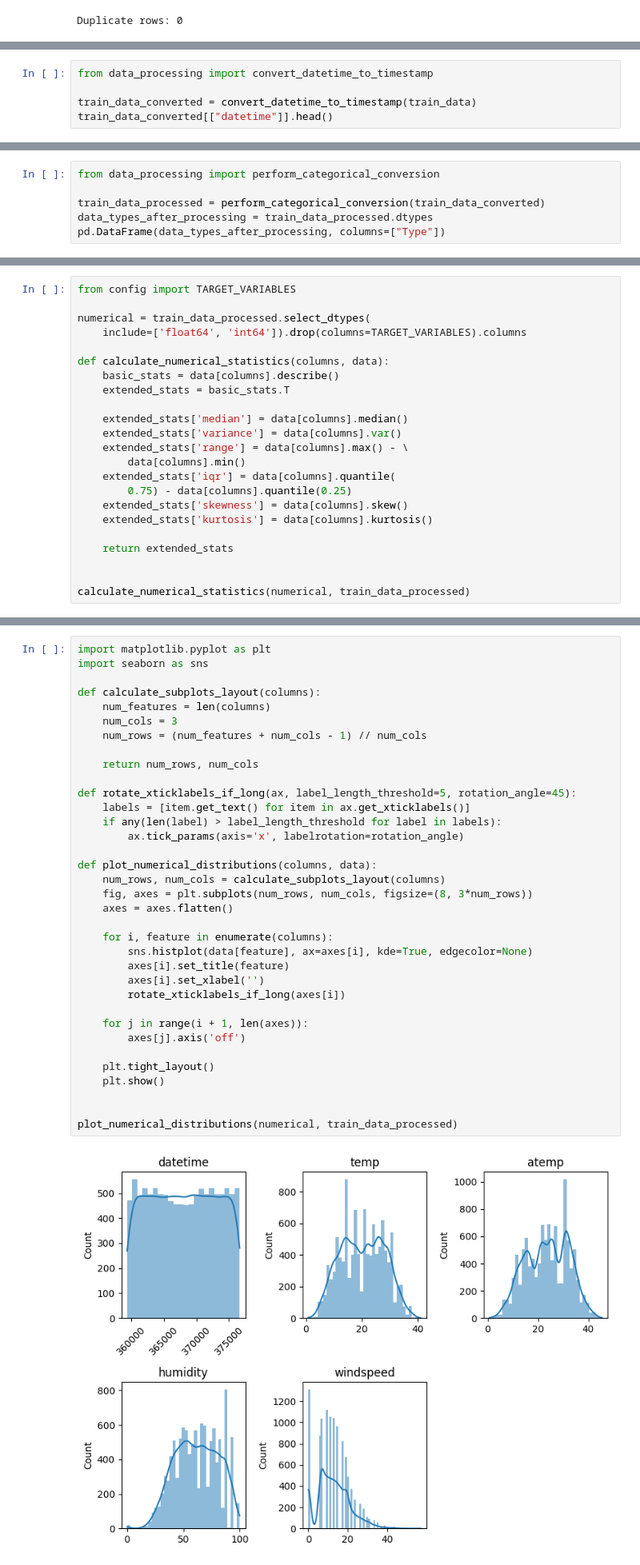
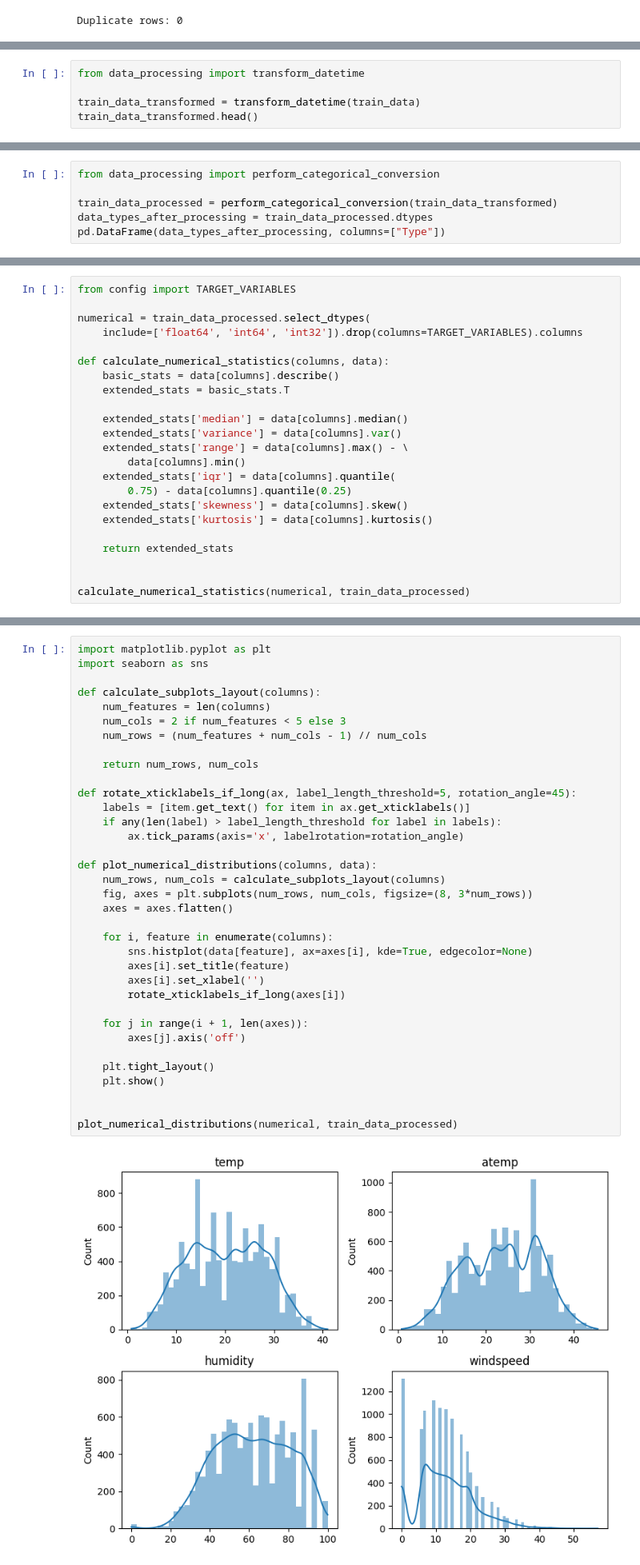
Before and after one commit to jay-watt/bike_sharing, a Jupyter notebook: notebooks/data_analysis.ipynb, the cells around one changed output, grey strips where cells are left out. Shown at 80% size. Drawn from its saved outputs; the diff is of its cells as text.

Commit message:
Change datetime conversion from timestamp to hour, day and month

```diff
--- a/notebooks/data_analysis.ipynb
+++ b/notebooks/data_analysis.ipynb
@@ -134,6 +134,6 @@ Duplicate rows: 0
 # %%
-from data_processing import convert_datetime_to_timestamp
+from data_processing import transform_datetime
 
-train_data_converted = convert_datetime_to_timestamp(train_data)
-train_data_converted[["datetime"]].head()
+train_data_transformed = transform_datetime(train_data)
+train_data_transformed.head()
 # %% [output]
@@ -163,7 +167,7 @@ pd.DataFrame(unique_values, columns=["Unique Values Count"])
 # %%
 from data_processing import perform_categorical_conversion
 
-train_data_processed = perform_categorical_conversion(train_data_converted)
+train_data_processed = perform_categorical_conversion(train_data_transformed)
 data_types_after_processing = train_data_processed.dtypes
 pd.DataFrame(data_types_after_processing, columns=["Type"])
 # %% [output]
@@ -190,7 +196,7 @@ pd.DataFrame(data_types_after_processing, columns=["Type"])
 from config import TARGET_VARIABLES
 
 numerical = train_data_processed.select_dtypes(
-    include=['float64', 'int64']).drop(columns=TARGET_VARIABLES).columns
+    include=['float64', 'int64', 'int32']).drop(columns=TARGET_VARIABLES).columns
 
 def calculate_numerical_statistics(columns, data):
     basic_stats = data[columns].describe()
@@ -224,37 +229,37 @@ import seaborn as sns
 
 def calculate_subplots_layout(columns):
     num_features = len(columns)
-    num_cols = 3
+    num_cols = 2 if num_features < 5 else 3
     num_rows = (num_features + num_cols - 1) // num_cols
 
     return num_rows, num_cols
 
 def rotate_xticklabels_if_long(ax, label_length_threshold=5, rotation_angle=45):
     labels = [item.get_text() for item in ax.get_xticklabels()]
     if any(len(label) > label_length_threshold for label in labels):
         ax.tick_params(axis='x', labelrotation=rotation_angle)
 
 def plot_numerical_distributions(columns, data):
     num_rows, num_cols = calculate_subplots_layout(columns)
     fig, axes = plt.subplots(num_rows, num_cols, figsize=(8, 3*num_rows))
     axes = axes.flatten()
 
     for i, feature in enumerate(columns):
         sns.histplot(data[feature], ax=axes[i], kde=True, edgecolor=None)
         axes[i].set_title(feature)
         axes[i].set_xlabel('')
         rotate_xticklabels_if_long(axes[i])
 
     for j in range(i + 1, len(axes)):
         axes[j].axis('off')
 
     plt.tight_layout()
     plt.show()
 
 
 plot_numerical_distributions(numerical, train_data_processed)
 # %% [output]
-[figure, old version]
+[figure, new version]
 # %% [markdown]
 #### Outliers
 # %%
```
Also changed, not shown: parts of 24 cells of this notebook, 2 other files.
